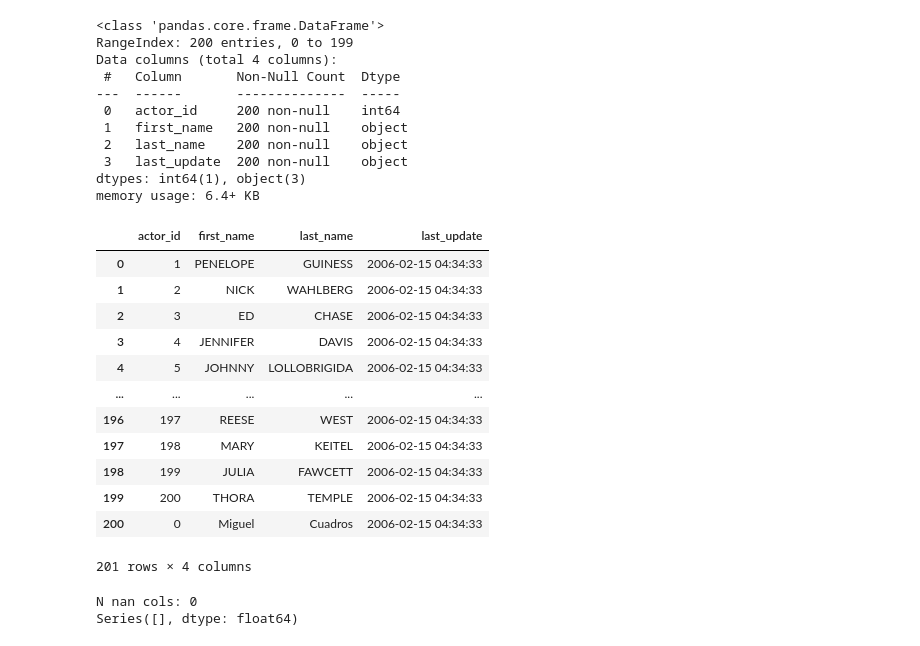
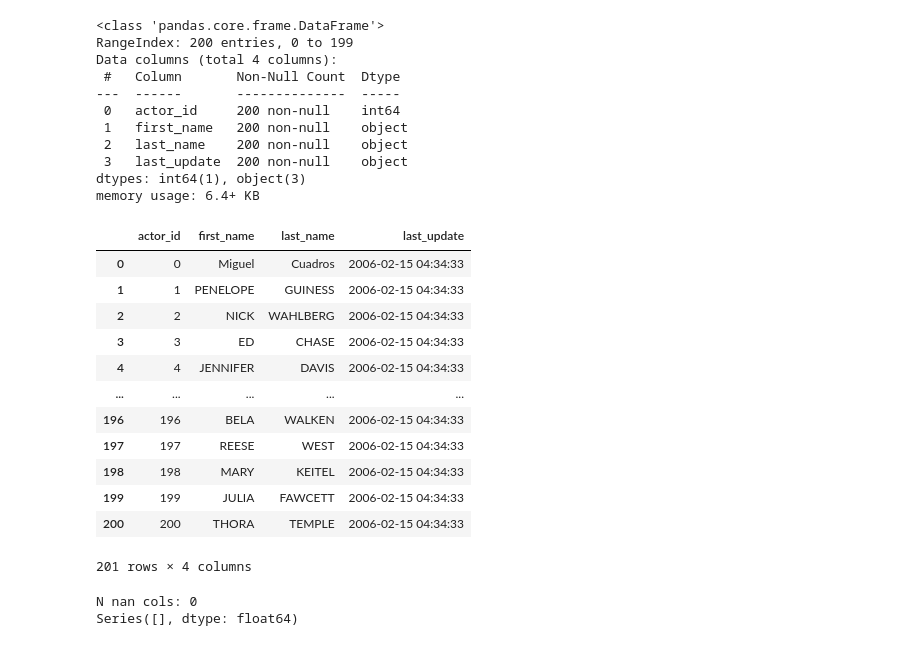
Before and after one commit to LeoBulcsu/8Films_Rental_DataBase, a Jupyter notebook: Notebooks/8Films_Renta_DATACLEANING.ipynb, the cells around one changed output. Saved outputs shown, nothing was run; the diff lists cells and outputs as text; code cells hidden in the pictures.

```diff
--- a/Notebooks/8Films_Renta_DATACLEANING.ipynb
+++ b/Notebooks/8Films_Renta_DATACLEANING.ipynb
@@ -95,21 +95,21 @@ memory usage: 6.4+ KB
 # %%
 new_actor_row = pd.DataFrame({'actor_id': [0], 'first_name': ['Miguel'], 'last_name':['Cuadros'], 'last_update': ['2006-02-15 04:34:33']})
 # %%
-acdf = pd.concat([acdf, new_actor_row], ignore_index=True)
+acdf = pd.concat([new_actor_row, acdf], ignore_index=True)
 acdf
 # %% [output]
 |  | actor_id | first_name | last_name | last_update |
-| 0 | 1 | PENELOPE | GUINESS | 2006-02-15 04:34:33 |
-| 1 | 2 | NICK | WAHLBERG | 2006-02-15 04:34:33 |
-| 2 | 3 | ED | CHASE | 2006-02-15 04:34:33 |
-| 3 | 4 | JENNIFER | DAVIS | 2006-02-15 04:34:33 |
-| 4 | 5 | JOHNNY | LOLLOBRIGIDA | 2006-02-15 04:34:33 |
+| 0 | 0 | Miguel | Cuadros | 2006-02-15 04:34:33 |
+| 1 | 1 | PENELOPE | GUINESS | 2006-02-15 04:34:33 |
+| 2 | 2 | NICK | WAHLBERG | 2006-02-15 04:34:33 |
+| 3 | 3 | ED | CHASE | 2006-02-15 04:34:33 |
+| 4 | 4 | JENNIFER | DAVIS | 2006-02-15 04:34:33 |
 | ... | ... | ... | ... | ... |
-| 196 | 197 | REESE | WEST | 2006-02-15 04:34:33 |
-| 197 | 198 | MARY | KEITEL | 2006-02-15 04:34:33 |
-| 198 | 199 | JULIA | FAWCETT | 2006-02-15 04:34:33 |
-| 199 | 200 | THORA | TEMPLE | 2006-02-15 04:34:33 |
-| 200 | 0 | Miguel | Cuadros | 2006-02-15 04:34:33 |
+| 196 | 196 | BELA | WALKEN | 2006-02-15 04:34:33 |
+| 197 | 197 | REESE | WEST | 2006-02-15 04:34:33 |
+| 198 | 198 | MARY | KEITEL | 2006-02-15 04:34:33 |
+| 199 | 199 | JULIA | FAWCETT | 2006-02-15 04:34:33 |
+| 200 | 200 | THORA | TEMPLE | 2006-02-15 04:34:33 |
 201 rows × 4 columns
 # %%
 ckna(acdf)
```
Also changed, not shown: 4 other files.
